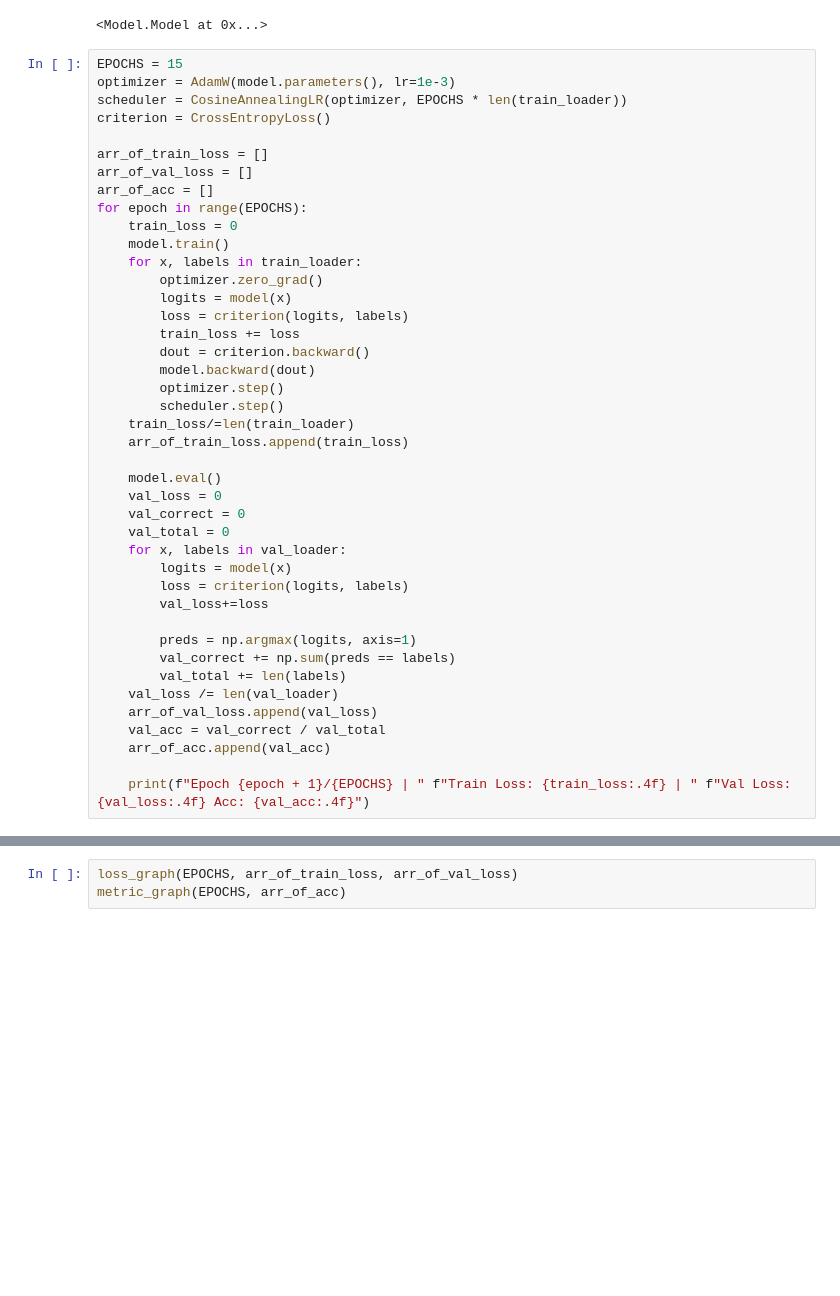
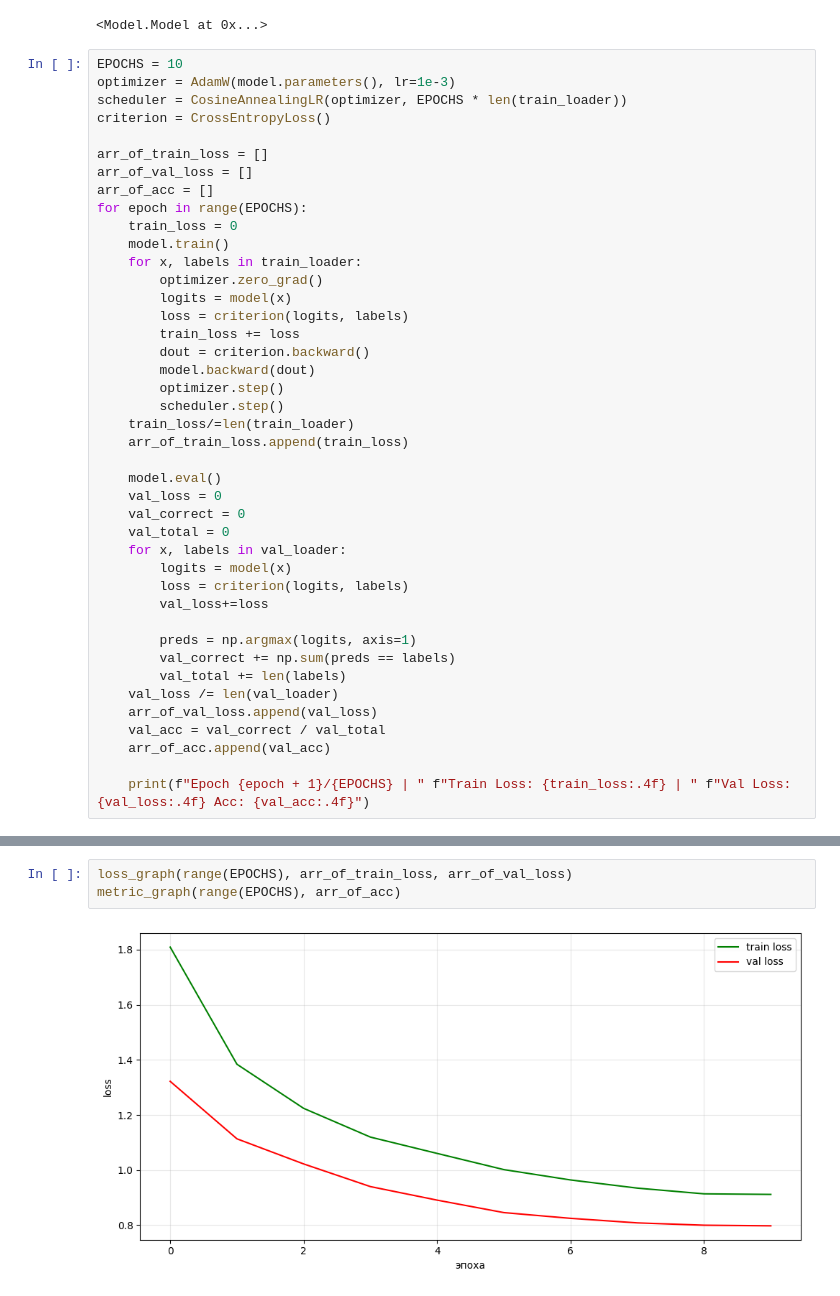
Before and after one commit to Pozdnyakov-Artem/AI-labs, a Jupyter notebook: laba4/laba4.ipynb, the cells around one changed output, grey strips where cells are left out. Drawn from its saved outputs; the diff is of its cells as text; blank space fills up the shorter version.

```diff
--- a/laba4/laba4.ipynb
+++ b/laba4/laba4.ipynb
@@ -90,7 +90,7 @@ model.add(Linear(128, 10))
 # %% [output]
 <Model.Model at 0x...>
 # %%
-EPOCHS = 15
+EPOCHS = 10
 optimizer = AdamW(model.parameters(), lr=1e-3)
 scheduler = CosineAnnealingLR(optimizer, EPOCHS * len(train_loader))
 criterion = CrossEntropyLoss()
@@ -168,3 +169,5 @@ print(f"Test Acc: {test_acc:.4f}")
 # %%
-loss_graph(EPOCHS, arr_of_train_loss, arr_of_val_loss)
-metric_graph(EPOCHS, arr_of_acc)
+loss_graph(range(EPOCHS), arr_of_train_loss, arr_of_val_loss)
+metric_graph(range(EPOCHS), arr_of_acc)
+# %% [output]
+[figure, added]
```
Also changed, not shown: parts of 4 cells of this notebook.
